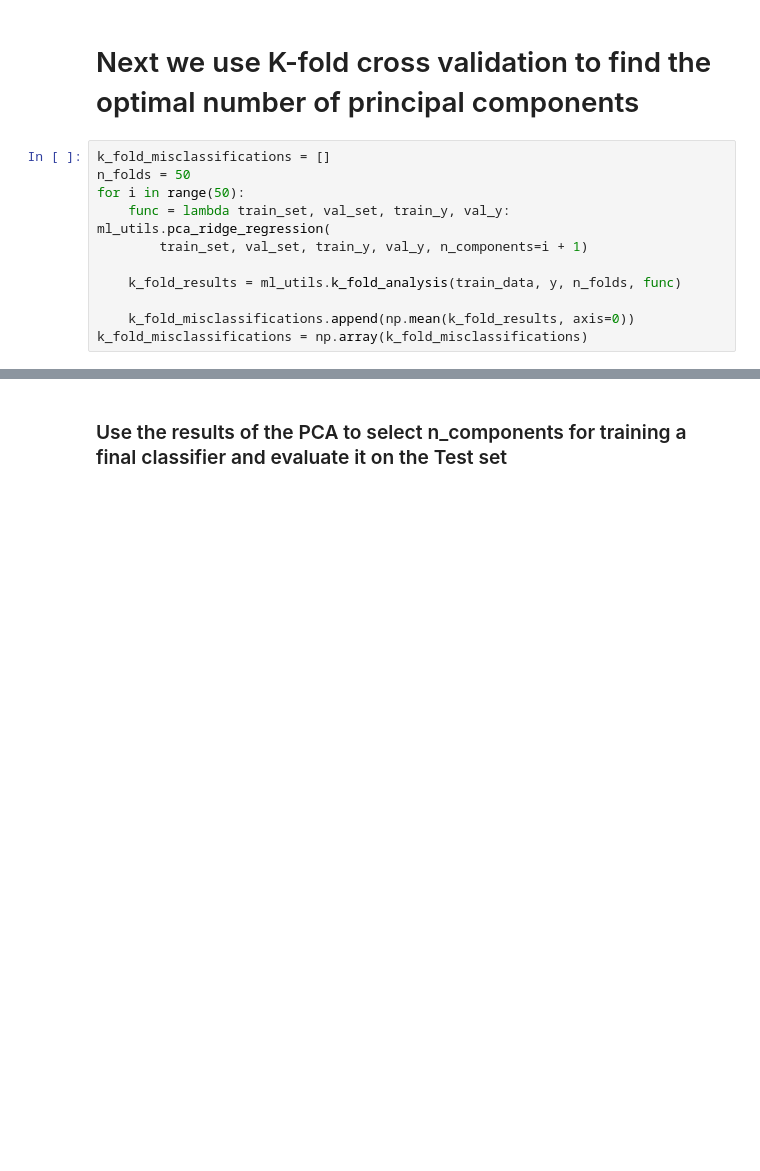
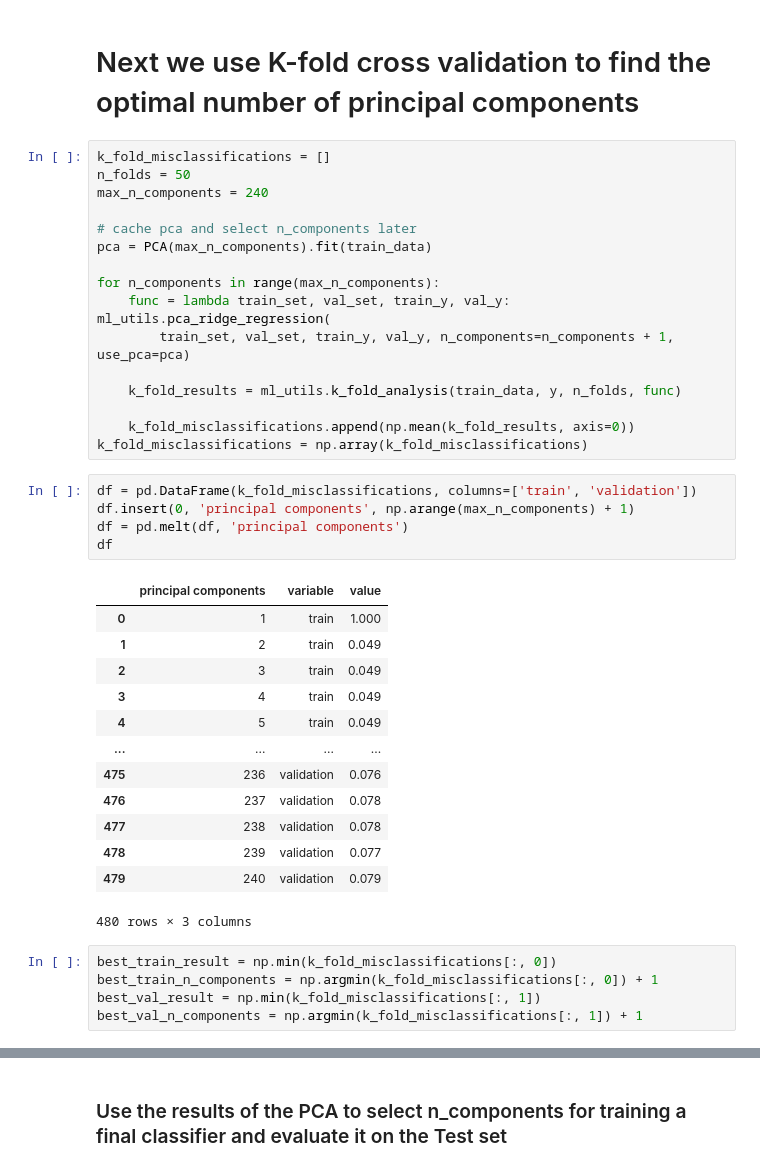
Before and after one commit to RickHuizing/MLProject-Group15-Digits, a Jupyter notebook: linear_regression.ipynb, the cells around one changed output, grey strips where cells are left out. Saved outputs shown, nothing was run; the diff lists cells and outputs as text; blank space fills up the shorter version.

```diff
--- a/linear_regression.ipynb
+++ b/linear_regression.ipynb
@@ -174,12 +173,41 @@ test: misclassified: 81, misclassification rate: 8.1%
 # %%
 k_fold_misclassifications = []
 n_folds = 50
-for i in range(50):
+max_n_components = 240
+
+# cache pca and select n_components later
+pca = PCA(max_n_components).fit(train_data)
+
+for n_components in range(max_n_components):
     func = lambda train_set, val_set, train_y, val_y: ml_utils.pca_ridge_regression(
-        train_set, val_set, train_y, val_y, n_components=i + 1)
+        train_set, val_set, train_y, val_y, n_components=n_components + 1, use_pca=pca)
 
     k_fold_results = ml_utils.k_fold_analysis(train_data, y, n_folds, func)
 
     k_fold_misclassifications.append(np.mean(k_fold_results, axis=0))
 k_fold_misclassifications = np.array(k_fold_misclassifications)
+# %%
+df = pd.DataFrame(k_fold_misclassifications, columns=['train', 'validation'])
+df.insert(0, 'principal components', np.arange(max_n_components) + 1)
+df = pd.melt(df, 'principal components')
+df
+# %% [output]
+|  | principal components | variable | value |
+| 0 | 1 | train | 1.000 |
+| 1 | 2 | train | 0.049 |
+| 2 | 3 | train | 0.049 |
+| 3 | 4 | train | 0.049 |
+| 4 | 5 | train | 0.049 |
+| ... | ... | ... | ... |
+| 475 | 236 | validation | 0.076 |
+| 476 | 237 | validation | 0.078 |
+| 477 | 238 | validation | 0.078 |
+| 478 | 239 | validation | 0.077 |
+| 479 | 240 | validation | 0.079 |
+480 rows × 3 columns
+# %%
+best_train_result = np.min(k_fold_misclassifications[:, 0])
+best_train_n_components = np.argmin(k_fold_misclassifications[:, 0]) + 1
+best_val_result = np.min(k_fold_misclassifications[:, 1])
+best_val_n_components = np.argmin(k_fold_misclassifications[:, 1]) + 1
 # %%
```
Also changed, not shown: parts of 11 cells of this notebook, 8 other files.
